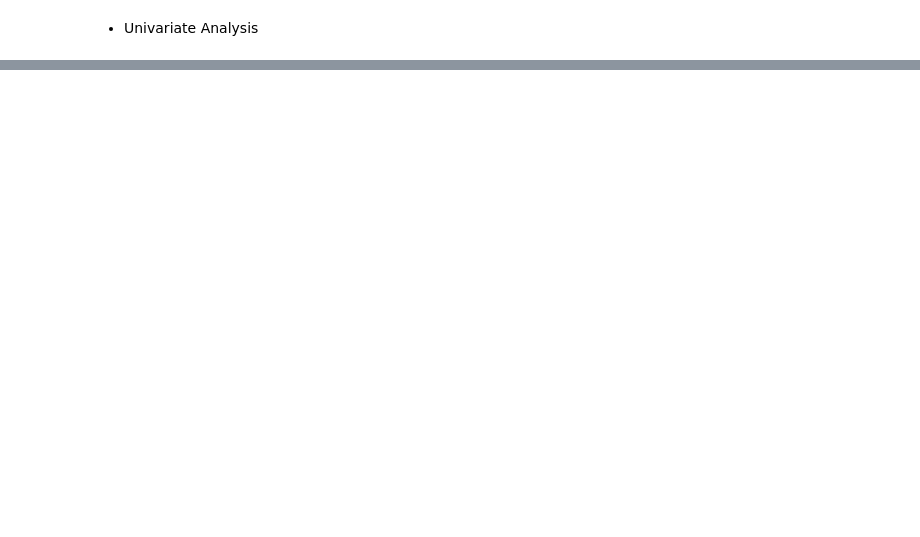
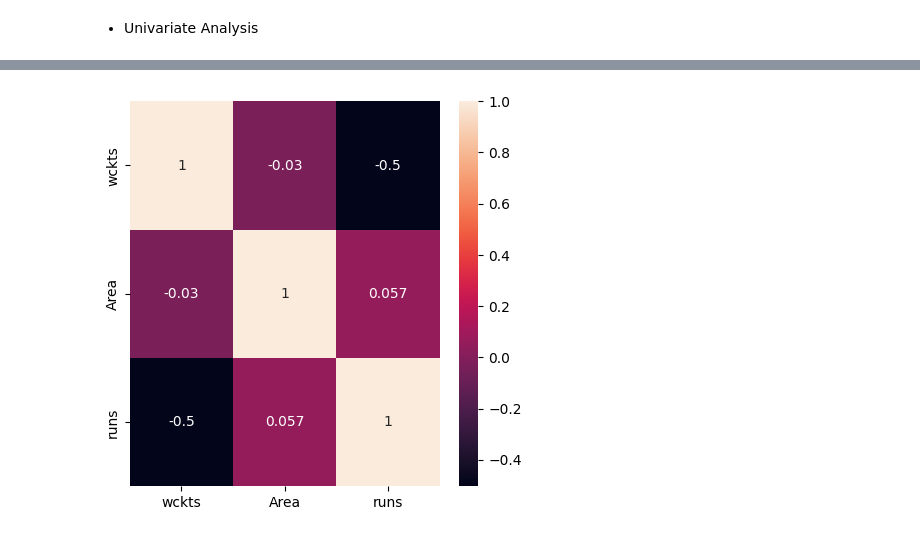
Before and after one commit to SomdeepSardar/ParScore, a Jupyter notebook: notebook/EDA.ipynb, the cells around one changed output, grey strips where cells are left out. Cells and saved outputs as stored; diff of their text form; code cells hidden in the pictures; blank space fills up the shorter version.

```diff
--- a/notebook/EDA.ipynb
+++ b/notebook/EDA.ipynb
@@ -137,0 +150,7 @@ plt.show()
+# %%
+corrmat = df.drop(columns='Pitch', axis=1).corr(method = "spearman")
+plt.figure(figsize=(5, 5))
+#plot heat map
+g=sns.heatmap(corrmat,annot=True)
+# %% [output]
+[figure, added]
```
Also changed, not shown: parts of 42 cells of this notebook.
